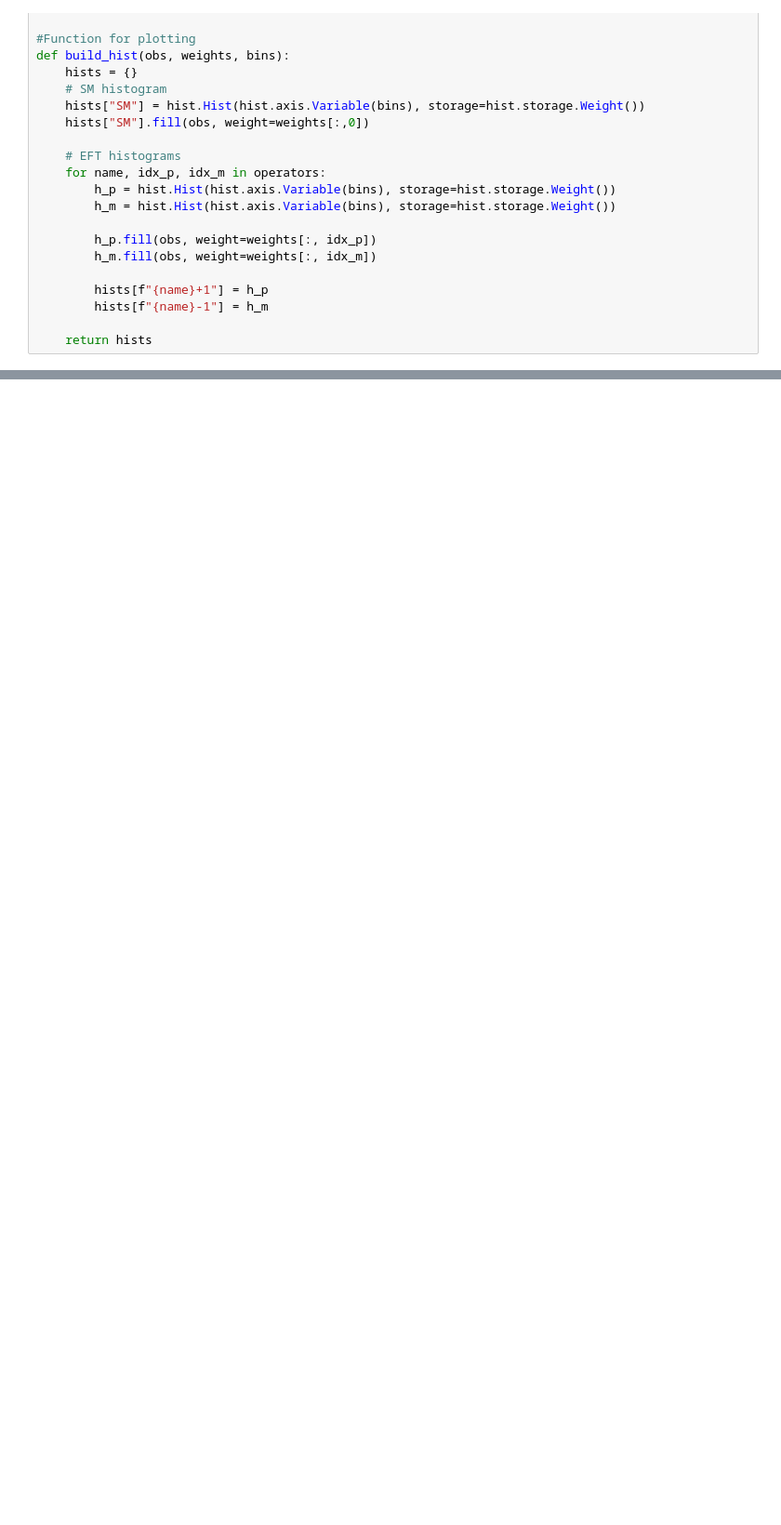
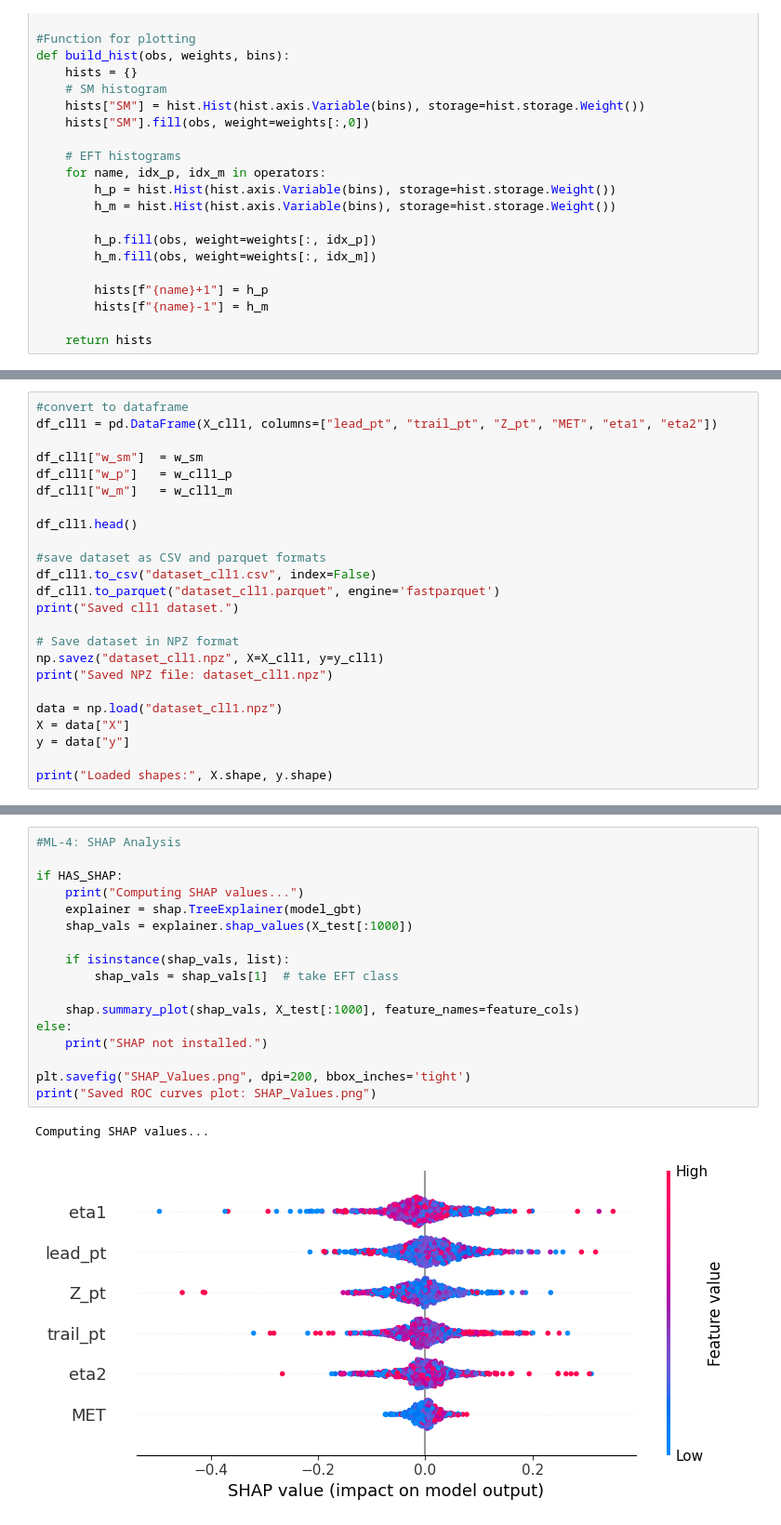
Before and after one commit to John-Aremu/SM-vs-EFT-simulation-analysis, a Jupyter notebook: SMEFT Analysis.ipynb, the cells around one changed output, grey strips where cells are left out. Shown at 93% size. Cells and saved outputs as stored; diff of their text form; blank space fills up the shorter version.

Commit message:
Final ML analysis

```diff
--- a/SMEFT Analysis.ipynb
+++ b/SMEFT Analysis.ipynb
@@ -345,0 +577,24 @@ print(weights[:5, :])
+# %%
+#convert to dataframe
+df_cll1 = pd.DataFrame(X_cll1, columns=["lead_pt", "trail_pt", "Z_pt", "MET", "eta1", "eta2"])
+
+df_cll1["w_sm"]  = w_sm
+df_cll1["w_p"]   = w_cll1_p
+df_cll1["w_m"]   = w_cll1_m
+
+df_cll1.head()
+
+#save dataset as CSV and parquet formats
+df_cll1.to_csv("dataset_cll1.csv", index=False)
+df_cll1.to_parquet("dataset_cll1.parquet", engine='fastparquet')
+print("Saved cll1 dataset.")
+
+# Save dataset in NPZ format
+np.savez("dataset_cll1.npz", X=X_cll1, y=y_cll1)
+print("Saved NPZ file: dataset_cll1.npz")
+
+data = np.load("dataset_cll1.npz")
+X = data["X"]
+y = data["y"]
+
+print("Loaded shapes:", X.shape, y.shape)
@@ -345,0 +733,20 @@ print(weights[:5, :])
+# %%
+#ML-4: SHAP Analysis
+
+if HAS_SHAP:
+    print("Computing SHAP values...")
+    explainer = shap.TreeExplainer(model_gbt)
+    shap_vals = explainer.shap_values(X_test[:1000])
+
+    if isinstance(shap_vals, list):
+        shap_vals = shap_vals[1]  # take EFT class
+
+    shap.summary_plot(shap_vals, X_test[:1000], feature_names=feature_cols)
+else:
+    print("SHAP not installed.")
+
+plt.savefig("SHAP_Values.png", dpi=200, bbox_inches='tight')
+print("Saved ROC curves plot: SHAP_Values.png")
+# %% [output]
+Computing SHAP values...
+[figure, added]
```
Also changed, not shown: parts of 28 cells of this notebook, 14 other files.
